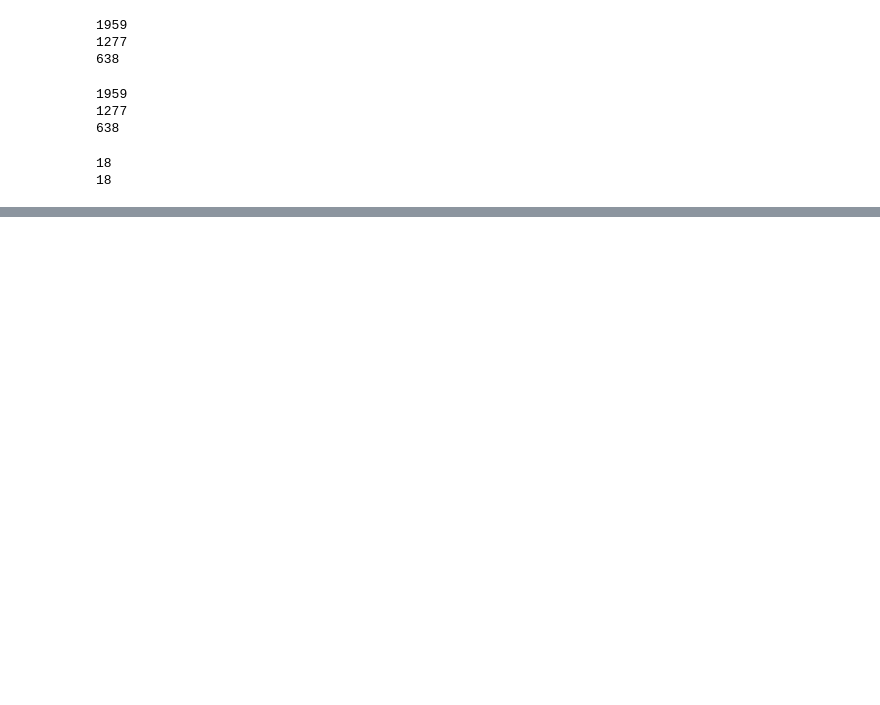
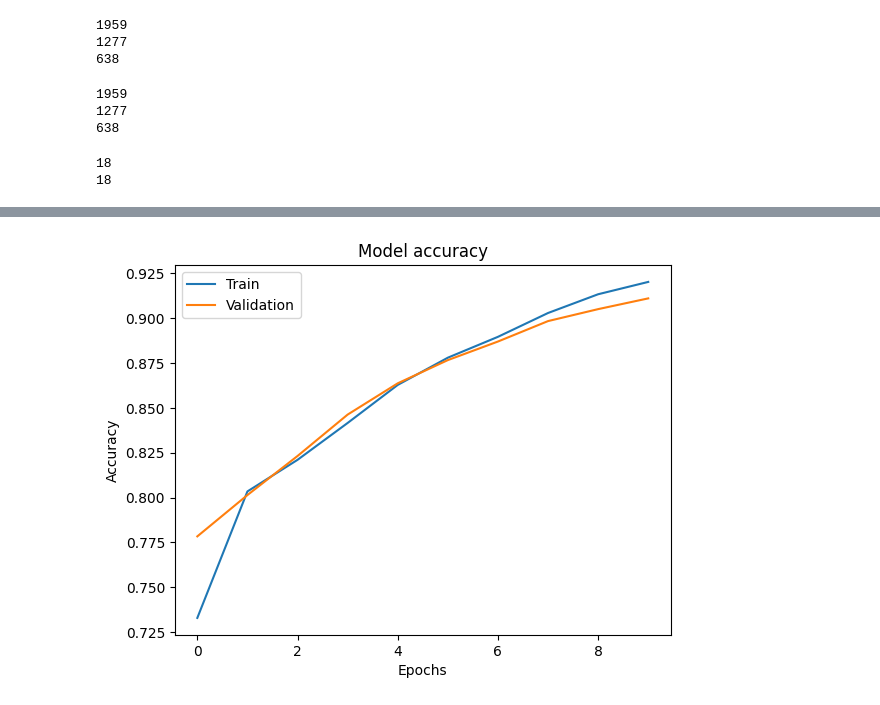
Before and after one commit to CipStr/NLProject, a Jupyter notebook: A1_v2.ipynb, the cells around one changed output, grey strips where cells are left out. Cells and saved outputs as stored; diff of their text form; code cells hidden in the pictures; blank space fills up the shorter version.

```diff
--- a/A1_v2.ipynb
+++ b/A1_v2.ipynb
@@ -341,11 +334,7 @@ print(embedding_matrix[word2id['the']])
 # For tags use one-hot encoding
 from keras.utils import to_categorical
 
-Y = to_categorical(Y)
+Y = to_categorical(train_tag_padded)
 print(Y.shape)
 print(Y[0])
-
-# Y_train = to_categorical(Y_train)
-# print(Y_train.shape)
-# print(Y_train[0])
 # %% [output]
@@ -398,12 +359,11 @@ Vocabulary size: 10948
 # %%
 # Split the data into train, val and test sets
-X_train = X[0:len(train_sentences)]
-Y_train = Y[0:len(train_sentences)]
-X_val = X[len(train_sentences):len(train_sentences) + len(val_sentences)]
-Y_val = Y[len(train_sentences):len(train_sentences) + len(val_sentences)]
-X_test = X[len(train_sentences) + len(val_sentences):]
-Y_test = Y[len(train_sentences) + len(val_sentences):]
-
+X_train = train_padded
+Y_train = Y
+X_val = val_padded
+Y_val = to_categorical(val_tag_padded)
+X_test = test_padded
+Y_test = to_categorical(test_tag_padded)
 print(X_train.shape)
 print(Y_train.shape)
 print(X_val.shape)
@@ -427,7 +403,7 @@ from keras.optimizers import Adam
 num_tags = Y_train.shape[2]
 
 baseline = Sequential()
-baseline.add(Embedding(input_dim=vocab_size, output_dim=50, input_length=MAX_SEQ_LENGTH, weights=[embedding_matrix], trainable=False))
+baseline.add(Embedding(input_dim=len(sentence_tokenizer.word_index) + 1, output_dim=50, input_length=MAX_SEQ_LENGTH, weights=[embedding_train_matrix], trainable=False))
 baseline.add(Bidirectional(LSTM(units=128, return_sequences=True, recurrent_dropout=0.1)))
 baseline.add(TimeDistributed(Dense(num_tags, activation="softmax")))
 # %%
@@ -454,5 +430,5 @@ Non-trainable params: 547400 (2.09 MB)
 _________________________________________________________________
 # %%
-history = baseline.fit(X_train, Y_train, validation_data=(X_val, Y_val), batch_size=128, epochs=10, verbose=1)
+history_baseline = baseline.fit(X_train, Y_train, validation_data=(X_val, Y_val), batch_size=128, epochs=10, verbose=1)
 # %% [output]
 Epoch 1/10
@@ -478,3 +454,14 @@ Epoch 10/10
+# %%
+# plot results
+plt.plot(history_baseline.history['accuracy'])
+plt.plot(history_baseline.history['val_accuracy'])
+plt.title('Model accuracy')
+plt.ylabel('Accuracy')
+plt.xlabel('Epochs')
+plt.legend(['Train', 'Validation'], loc='upper left')
+plt.show()
+# %% [output]
+[figure, added]
 # %%
 num_tags = Y_train.shape[2]
 
```
Also changed, not shown: parts of 28 cells of this notebook.
